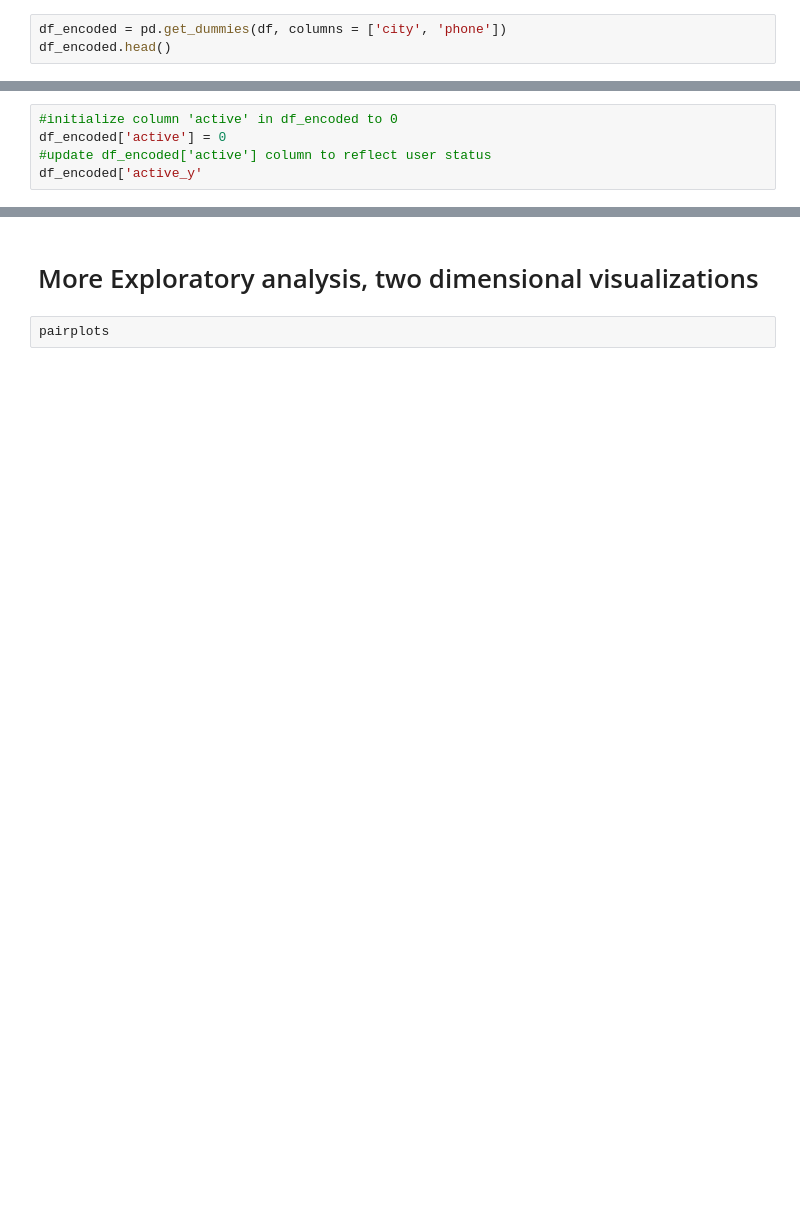
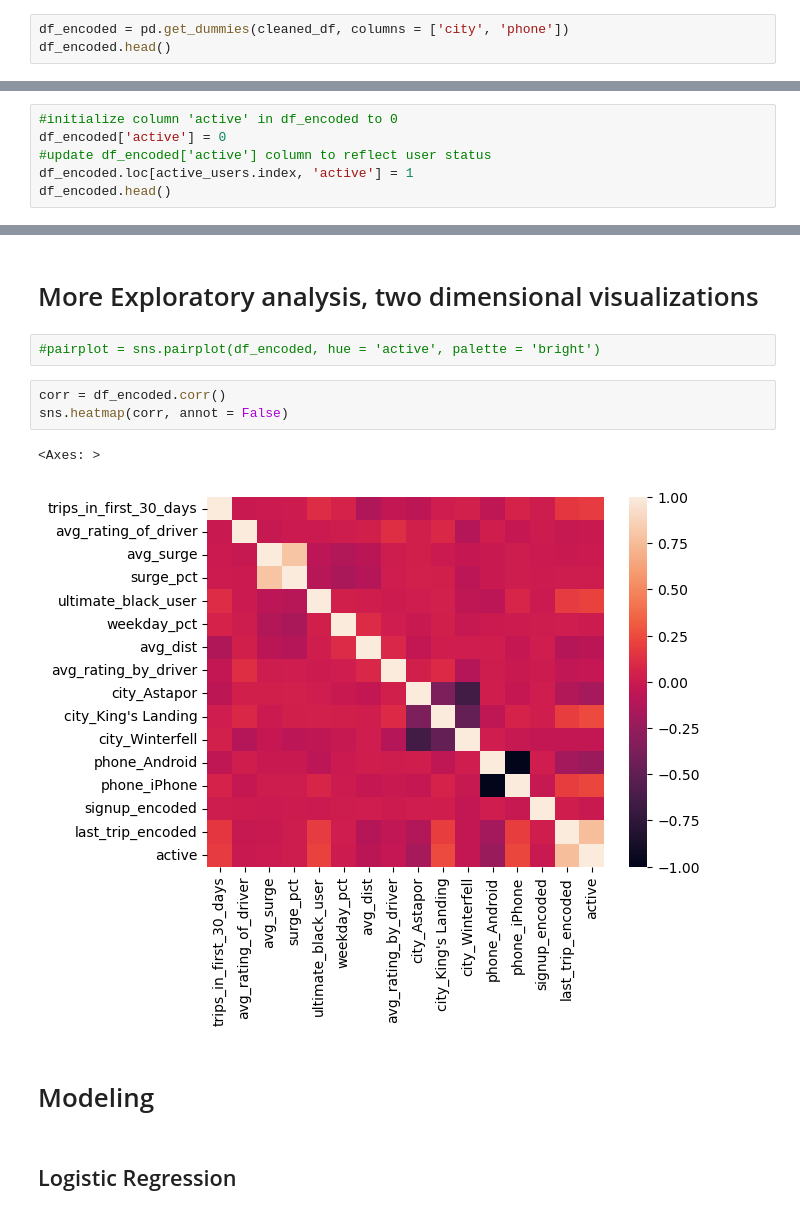
Before and after one commit to amoutafian/ultimate_inc, a Jupyter notebook: ultimate_inc.ipynb, the cells around one changed output, grey strips where cells are left out. Saved outputs shown, nothing was run; the diff lists cells and outputs as text; blank space fills up the shorter version.

```diff
--- a/ultimate_inc.ipynb
+++ b/ultimate_inc.ipynb
@@ -258,7 +271,7 @@ plt.xticks([0, 1], ['Not Ultimate Black user', 'Ultimate Black user']);
 # Feature Engineering
 In this section, we'll encode columns with low cardinality into dummies and encode timestamp columns as the number of days since the first event. This will put the information into a format the models can better use.
 # %%
-df_encoded = pd.get_dummies(df, columns = ['city', 'phone'])
+df_encoded = pd.get_dummies(cleaned_df, columns = ['city', 'phone'])
 df_encoded.head()
 # %% [output]
 |  | trips_in_first_30_days | signup_date | avg_rating_of_driver | avg_surge | last_trip_date | surge_pct | ... |
@@ -354,5 +367,6 @@ active_users
 #initialize column 'active' in df_encoded to 0
 df_encoded['active'] = 0
 #update df_encoded['active'] column to reflect user status
-df_encoded['active_y'
+df_encoded.loc[active_users.index, 'active'] = 1
+df_encoded.head()
 # %% [output]
@@ -360,4 +379,14 @@ SyntaxError: incomplete input (2998512797.py, line 6)
 # %% [markdown]
 # More Exploratory analysis, two dimensional visualizations
 # %%
-pairplots
+#pairplot = sns.pairplot(df_encoded, hue = 'active', palette = 'bright')
+# %%
+corr = df_encoded.corr()
+sns.heatmap(corr, annot = False)
+# %% [output]
+<Axes: >
+[figure, added]
+# %% [markdown]
+# Modeling
+# %% [markdown]
+## Logistic Regression
```
Also changed, not shown: parts of 4 cells of this notebook.
